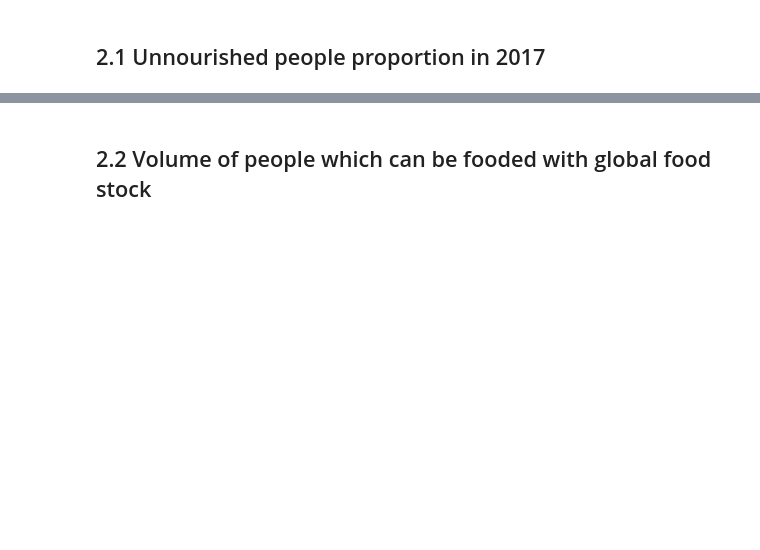
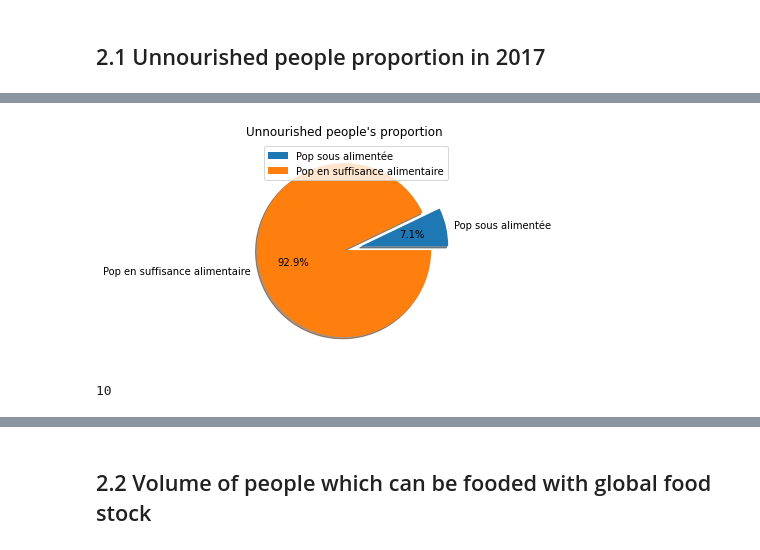
Before and after one commit to marcadeant/FAO-Analysis, a Jupyter notebook: notebook/P4OC-DataLab.ipynb, the cells around one changed output, grey strips where cells are left out. Saved outputs shown, nothing was run; the diff lists cells and outputs as text; code cells hidden in the pictures; blank space fills up the shorter version.

```diff
--- a/notebook/P4OC-DataLab.ipynb
+++ b/notebook/P4OC-DataLab.ipynb
@@ -127,11 +269,19 @@ size_prop_sous = [prop_sous_alim, 1-prop_sous_alim]
 # %%
 ranking_sous_alim_pays = sous_alim_copy[sous_alim_copy['Année'] == '2016-2018'][['Zone','Valeur']].sort_values(by='Valeur',ascending=False).head(10)
 # %%
+
 plt.pie(size_prop_sous, labels=['Pop sous alimentée', 'Pop en suffisance alimentaire'], explode = (0.2,0), autopct='%1.1f%%', shadow = True)
 plt.legend(loc='upper right')
+plt.title(label = "Unnourished people's proportion")
 plt.show()
+# %% [output]
+[figure, added]
 # %%
 sous_alim_pop_total = sous_alim_copy[sous_alim_copy['Année'] == '2016-2018']['Valeur'].sum()
 size = list(ranking_sous_alim_pays.Valeur/sous_alim_pop_total)
 autre_country = 1 - sum(size)
+# %%
+len(size)
+# %% [output]
+10
 # %%
```
Also changed, not shown: parts of 39 cells of this notebook.
